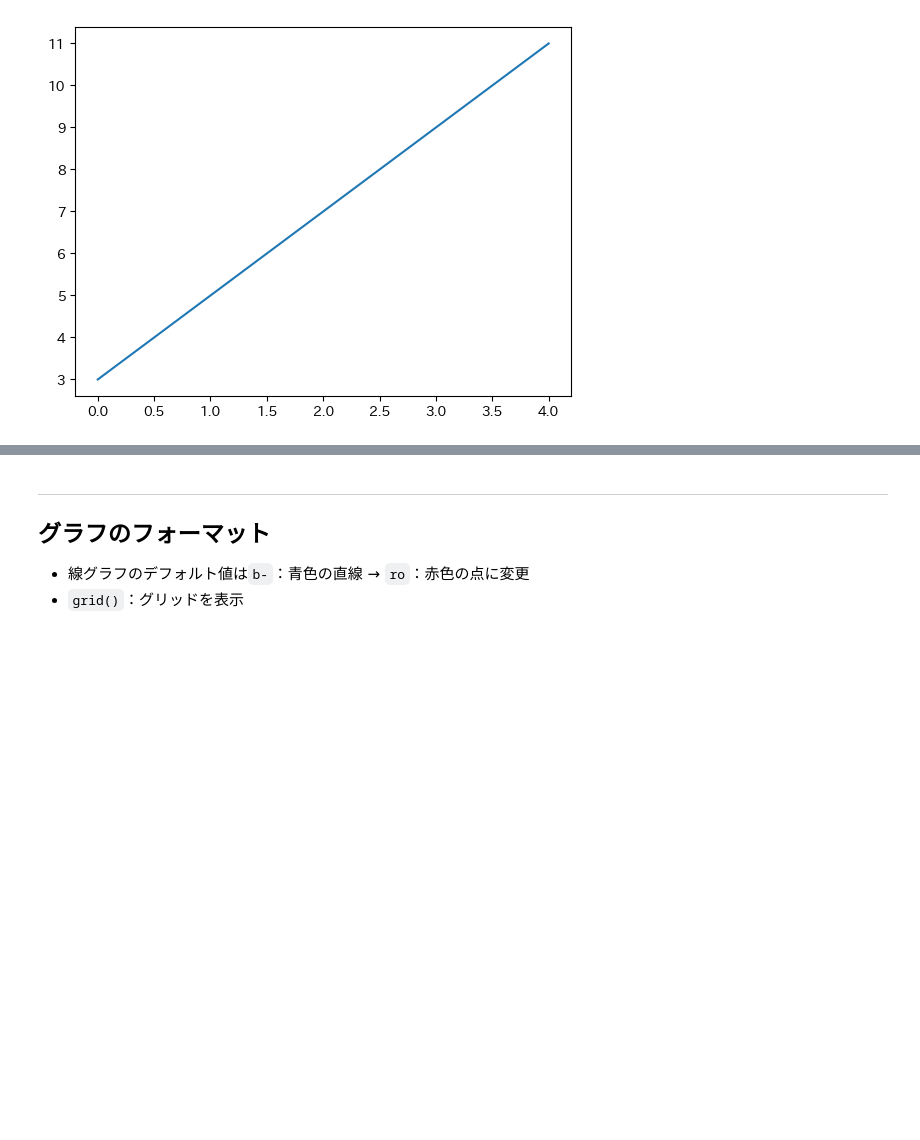
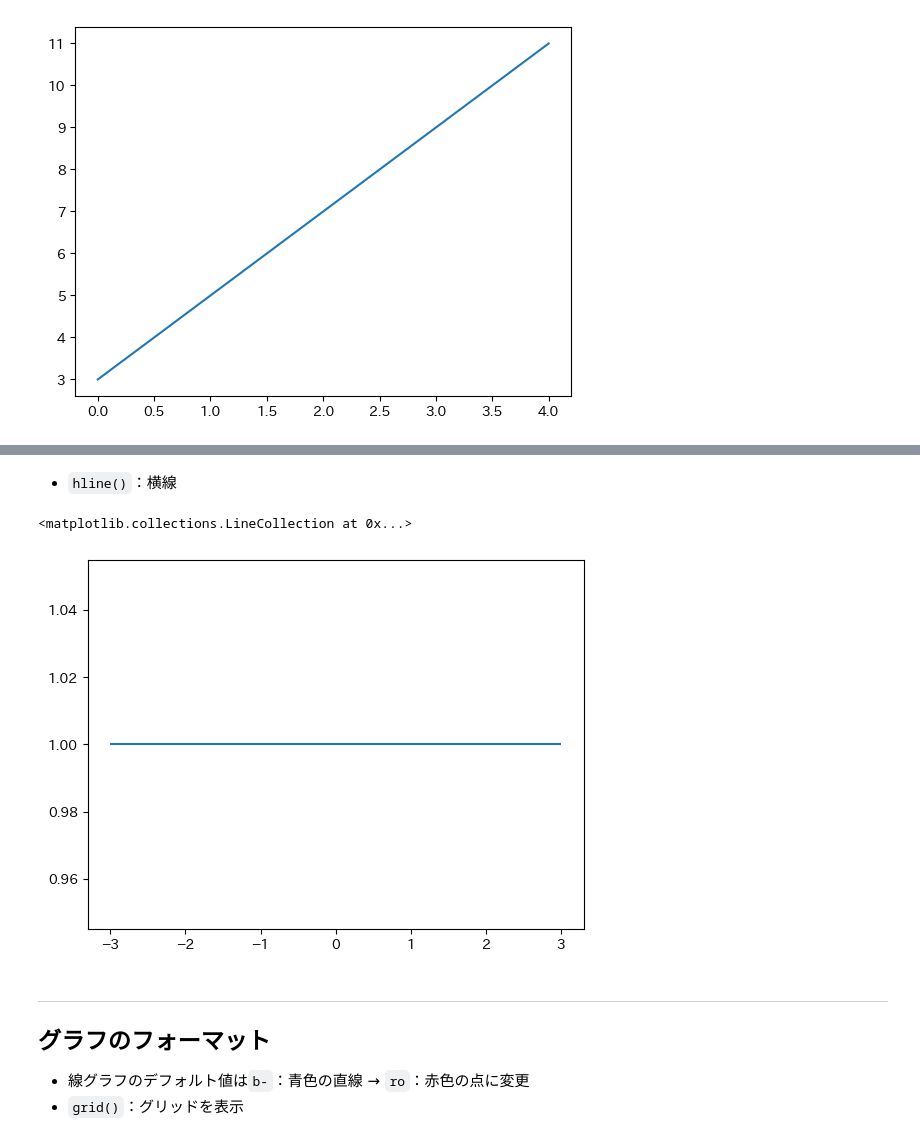
Before and after one commit to tsuyoi1064/notebook, a Jupyter notebook: HowTo/Matplotlib.ipynb, the cells around one changed output, grey strips where cells are left out. Drawn from its saved outputs; the diff is of its cells as text; code cells hidden in the pictures; blank space fills up the shorter version.

```diff
--- a/HowTo/Matplotlib.ipynb
+++ b/HowTo/Matplotlib.ipynb
@@ -62,3 +70,11 @@ plt.plot(x, y)
+# %% [markdown]
+- `hline()`：横線
+# %%
+xmin, xmax = -3, 3
+plt.hlines(1, xmin, xmax)
+# %% [output]
+<matplotlib.collections.LineCollection at 0x...>
+[figure, added]
 # %% [markdown]
 
 ---
```
Also changed, not shown: parts of 34 cells of this notebook, 1 other file.
